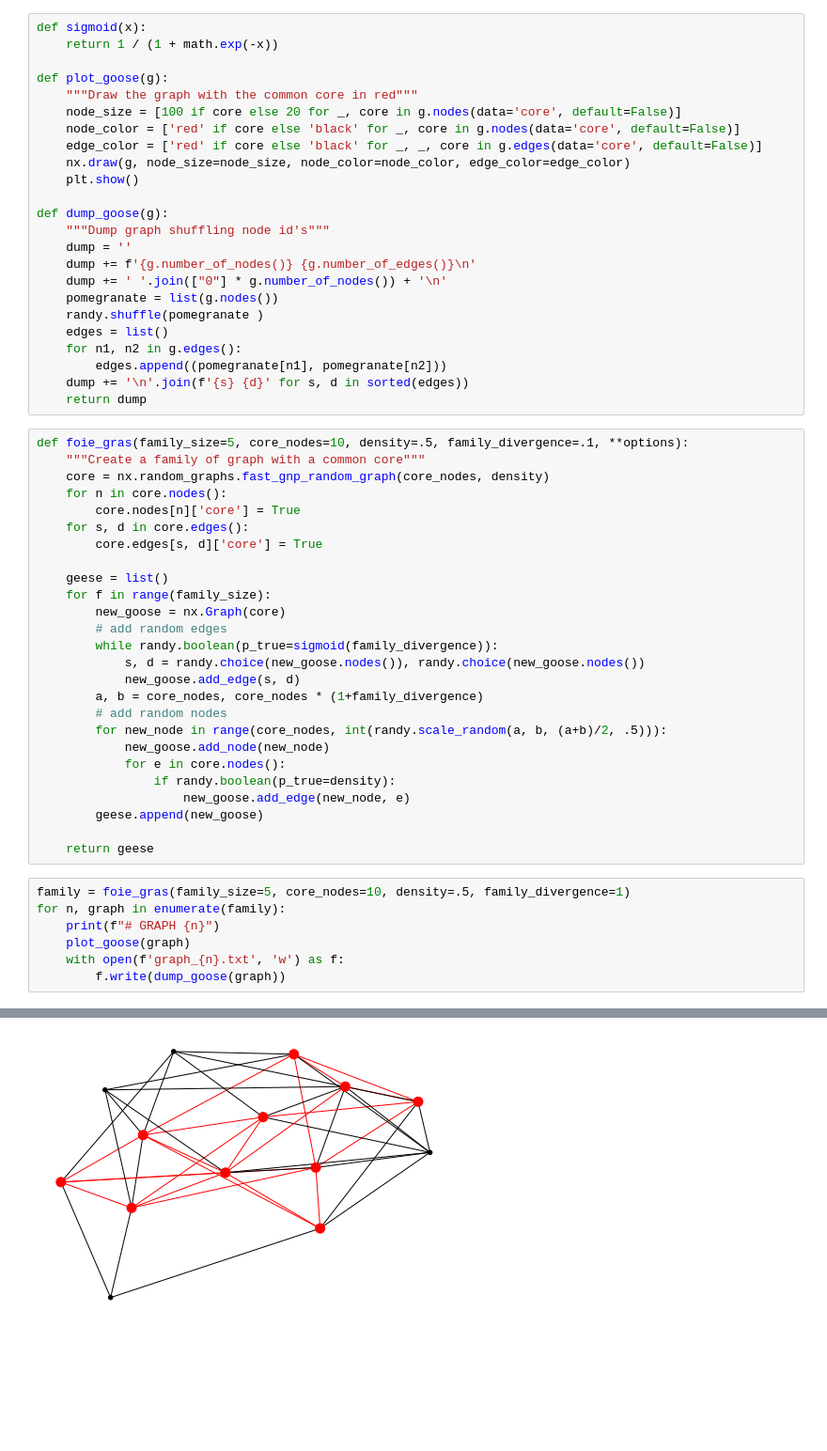
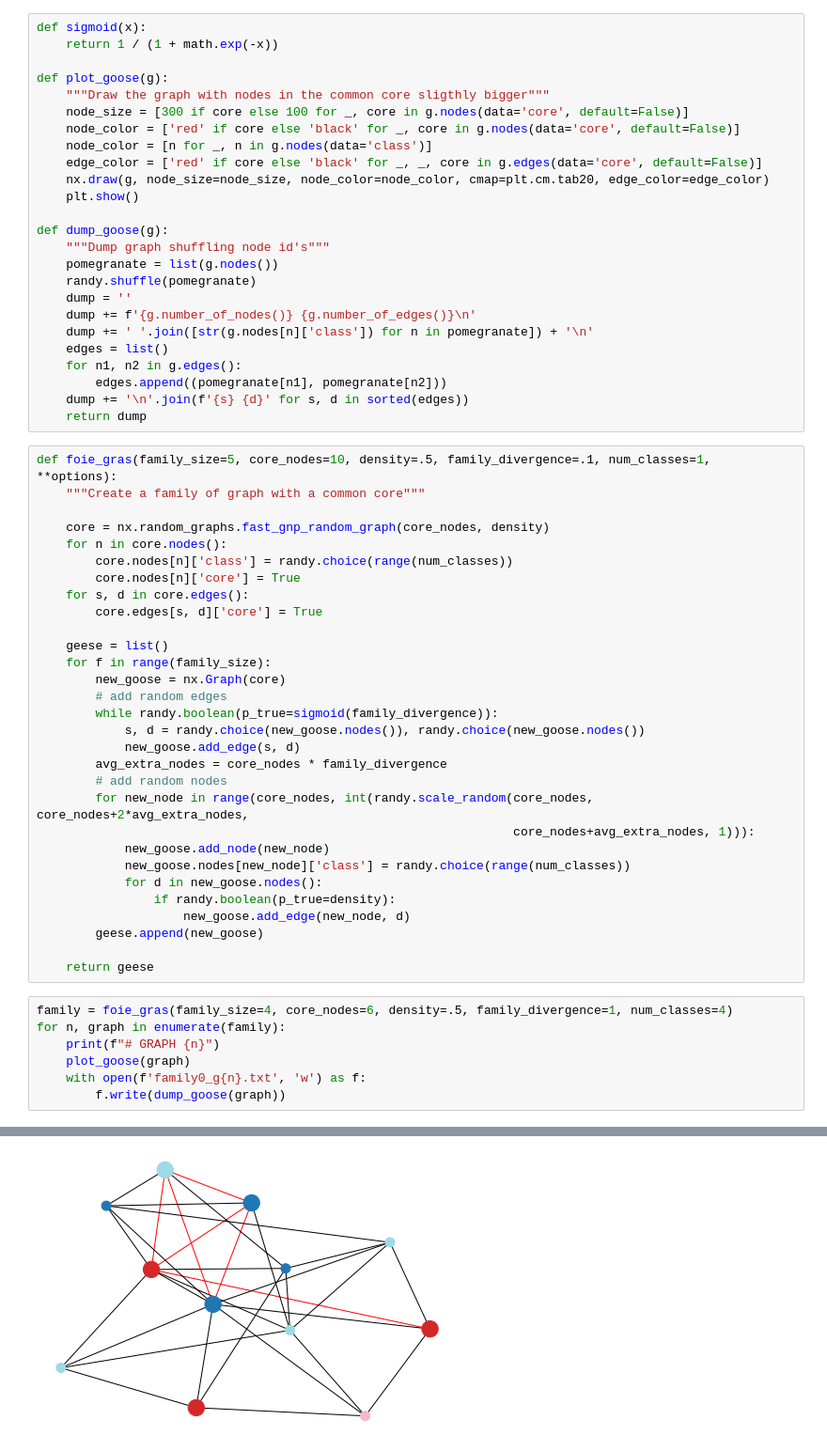
Before and after one commit to squillero/foie-gras, a Jupyter notebook: foie-gras.ipynb, the cells around one changed output, grey strips where cells are left out. Shown at 94% size. Saved outputs shown, nothing was run; the diff lists cells and outputs as text; blank space fills up the shorter version.

Commit message:
Handle classes

```diff
--- a/foie-gras.ipynb
+++ b/foie-gras.ipynb
@@ -9,30 +11,33 @@ def sigmoid(x):
     return 1 / (1 + math.exp(-x))
 
 def plot_goose(g):
-    """Draw the graph with the common core in red"""
-    node_size = [100 if core else 20 for _, core in g.nodes(data='core', default=False)]
+    """Draw the graph with nodes in the common core sligthly bigger"""
+    node_size = [300 if core else 100 for _, core in g.nodes(data='core', default=False)]
     node_color = ['red' if core else 'black' for _, core in g.nodes(data='core', default=False)]
+    node_color = [n for _, n in g.nodes(data='class')]
     edge_color = ['red' if core else 'black' for _, _, core in g.edges(data='core', default=False)]
-    nx.draw(g, node_size=node_size, node_color=node_color, edge_color=edge_color)
+    nx.draw(g, node_size=node_size, node_color=node_color, cmap=plt.cm.tab20, edge_color=edge_color)
     plt.show()
 
 def dump_goose(g):
     """Dump graph shuffling node id's"""
+    pomegranate = list(g.nodes())
+    randy.shuffle(pomegranate)
     dump = ''
     dump += f'{g.number_of_nodes()} {g.number_of_edges()}\n'
-    dump += ' '.join(["0"] * g.number_of_nodes()) + '\n'
-    pomegranate = list(g.nodes())
-    randy.shuffle(pomegranate )
+    dump += ' '.join([str(g.nodes[n]['class']) for n in pomegranate]) + '\n'
     edges = list()
     for n1, n2 in g.edges():
         edges.append((pomegranate[n1], pomegranate[n2]))
     dump += '\n'.join(f'{s} {d}' for s, d in sorted(edges))
     return dump
 # %%
-def foie_gras(family_size=5, core_nodes=10, density=.5, family_divergence=.1, **options):
+def foie_gras(family_size=5, core_nodes=10, density=.5, family_divergence=.1, num_classes=1, **options):
     """Create a family of graph with a common core"""
+
     core = nx.random_graphs.fast_gnp_random_graph(core_nodes, density)
     for n in core.nodes():
+        core.nodes[n]['class'] = randy.choice(range(num_classes))
         core.nodes[n]['core'] = True
     for s, d in core.edges():
         core.edges[s, d]['core'] = True
@@ -44,22 +49,24 @@ def foie_gras(family_size=5, core_nodes=10, density=.5, family_divergence=.1, **
         while randy.boolean(p_true=sigmoid(family_divergence)):
             s, d = randy.choice(new_goose.nodes()), randy.choice(new_goose.nodes())
             new_goose.add_edge(s, d)
-        a, b = core_nodes, core_nodes * (1+family_divergence)
+        avg_extra_nodes = core_nodes * family_divergence
         # add random nodes
-        for new_node in range(core_nodes, int(randy.scale_random(a, b, (a+b)/2, .5))):
+        for new_node in range(core_nodes, int(randy.scale_random(core_nodes, core_nodes+2*avg_extra_nodes,
+                                                                 core_nodes+avg_extra_nodes, 1))):
             new_goose.add_node(new_node)
-            for e in core.nodes():
+            new_goose.nodes[new_node]['class'] = randy.choice(range(num_classes))
+            for d in new_goose.nodes():
                 if randy.boolean(p_true=density):
-                    new_goose.add_edge(new_node, e)
+                    new_goose.add_edge(new_node, d)
         geese.append(new_goose)
 
     return geese
 # %%
-family = foie_gras(family_size=5, core_nodes=10, density=.5, family_divergence=1)
+family = foie_gras(family_size=4, core_nodes=6, density=.5, family_divergence=1, num_classes=4)
 for n, graph in enumerate(family):
     print(f"# GRAPH {n}")
     plot_goose(graph)
-    with open(f'graph_{n}.txt', 'w') as f:
+    with open(f'family0_g{n}.txt', 'w') as f:
         f.write(dump_goose(graph))
 # %% [output]
 # GRAPH 0
@@ -71,2 +78,2 @@ for n, graph in enumerate(family):
 # GRAPH 3
-[figure, old version]
+[figure, new version]
```
Also changed, not shown: parts of 2 cells of this notebook.
